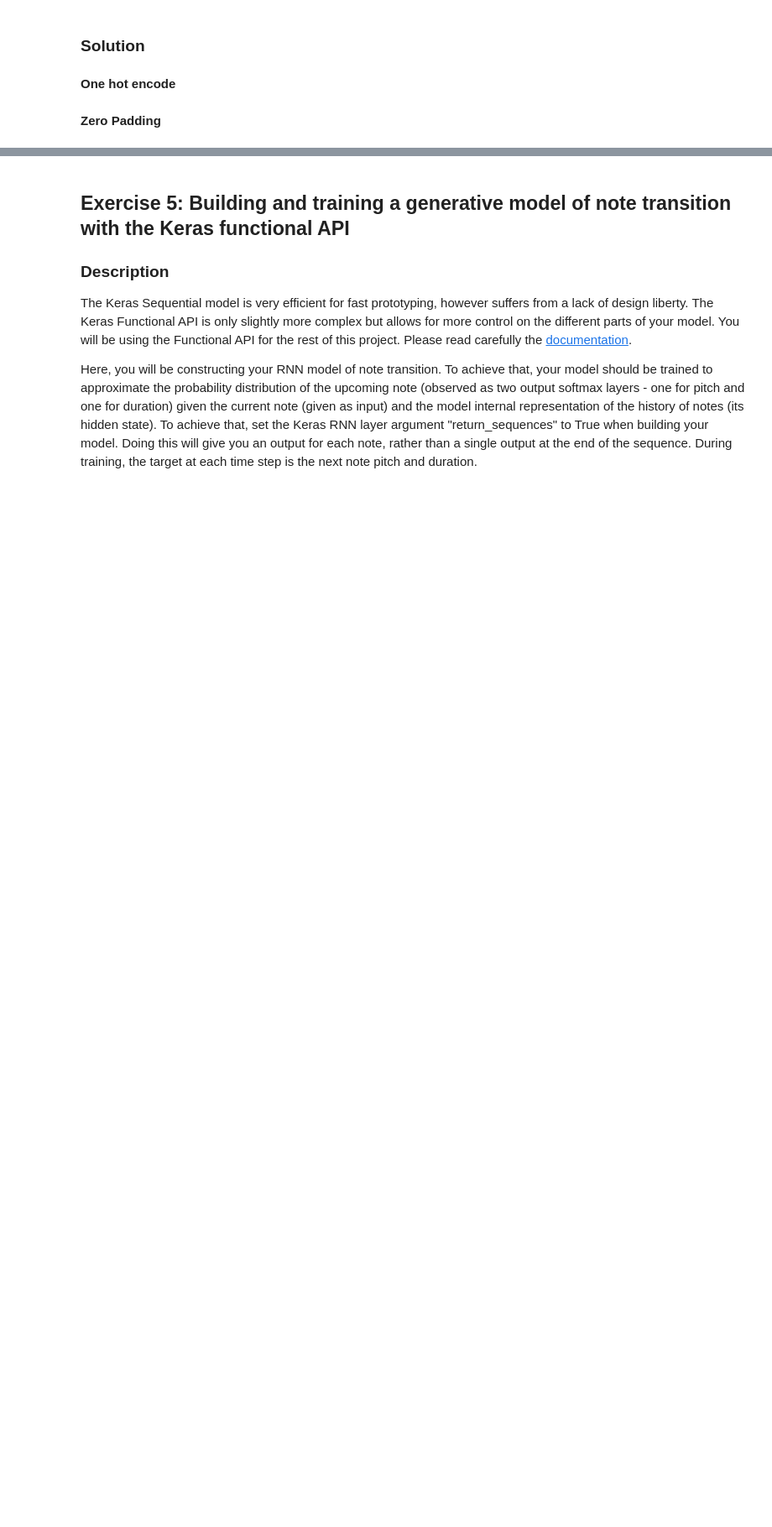
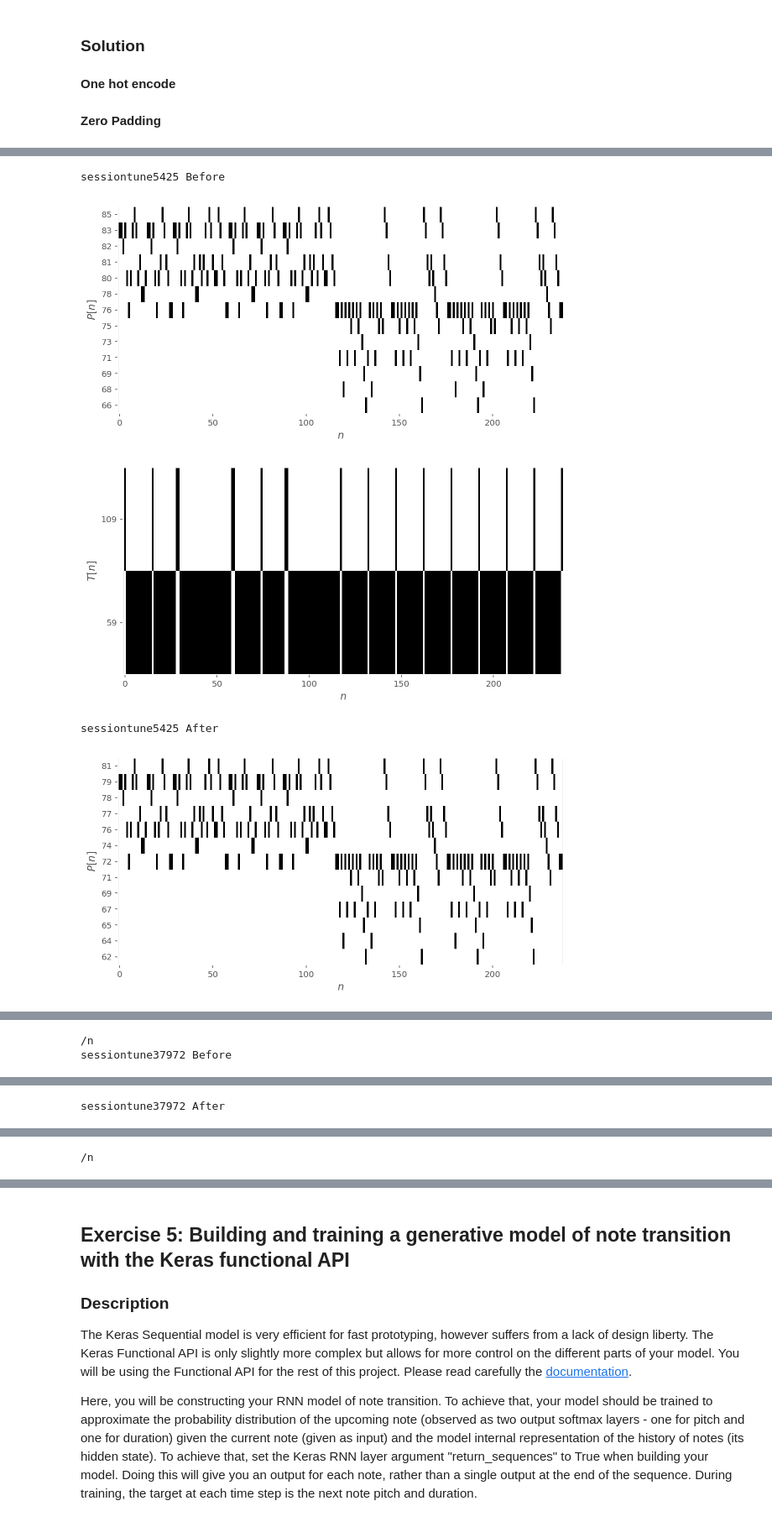
Before and after one commit to denngan/ann, a Jupyter notebook: miniproject2/miniproject2.ipynb, the cells around one changed output, grey strips where cells are left out. Shown at 84% size. Cells and saved outputs as stored; diff of their text form; code cells hidden in the pictures; blank space fills up the shorter version.

Commit message:
Plot Padded Melodies

```diff
--- a/miniproject2/miniproject2.ipynb
+++ b/miniproject2/miniproject2.ipynb
@@ -542,9 +544,9 @@ plot_pitches(dataset, dataset_transposed, 'Pitches Before vs After Filtering and
 P_values, T_values = get_values(dataset_transposed)
 
 # 2) Translate
-dataset_translated_filt, P_dict, T_dict  = translate_tracks(dataset_transposed.copy(), P_values, T_values)
+dataset_translated_filt, P_dictFilt, T_dictFilt = translate_tracks(dataset_transposed.copy(), P_values, T_values)
 
 # 3) Verify translation
 for label in np.random.choice(list(dataset_transposed.keys()), 2):
-    if verifier(dataset_transposed, dataset_translated_filt, 'P', P_dict, label) | verifier(dataset_transposed, dataset_translated_filt,'T', T_dict, label):
+    if verifier(dataset_transposed, dataset_translated_filt, 'P', P_dictFilt, label) | verifier(dataset_transposed, dataset_translated_filt,'T', T_dictFilt, label):
         print('Correct Translation')
@@ -647,7 +652,7 @@ def create_zeroPadding(dictionary):
 
     return dictionary
 # %%
-dataset_onehot = create_oneHotEncode(dataset_translated_filt.copy(), len(P_dict))
+dataset_onehot = create_oneHotEncode(dataset_translated_filt.copy(), len(P_dictFilt))
 dataset_padded = create_zeroPadding(dataset_onehot.copy())
 
 # save in pickle file:
@@ -656,0 +664,16 @@ pickle_out.close()
+# %%
+P_dictInvFilt = {v: k for k, v in P_dictFilt.items()}
+T_dictInvFilt = {v: k for k, v in T_dictFilt.items()}
+dictionariesFilt = {'P': P_dictInvFilt, 'T': T_dictInvFilt}
+for label in np.random.choice(list(dataset.keys()), 2):
+    print(label, 'Before')
+    plotMelody(dataset_padded[label]['P'], dataset_padded[label]['T'], dictionaries)
+    print(label, 'After')
+    plotMelody(dataset_translated[label]['P'], dataset_translated[label]['T'], dictionaries)
+    print('/n')
+# %% [output]
+sessiontune5425 Before
+[figure, added]
+[figure, added]
+sessiontune5425 After
+[figure, added]
@@ -656,0 +681,2 @@ pickle_out.close()
+/n
+sessiontune37972 Before
@@ -656,0 +685 @@ pickle_out.close()
+sessiontune37972 After
@@ -657,3 +688,4 @@ pickle_out.close()
+/n
 # %%
 # TESTING
 dict_test = {'example11' : {'T': [1,2],'P': [1,2]},
```
Also changed, not shown: parts of 5 cells of this notebook.
